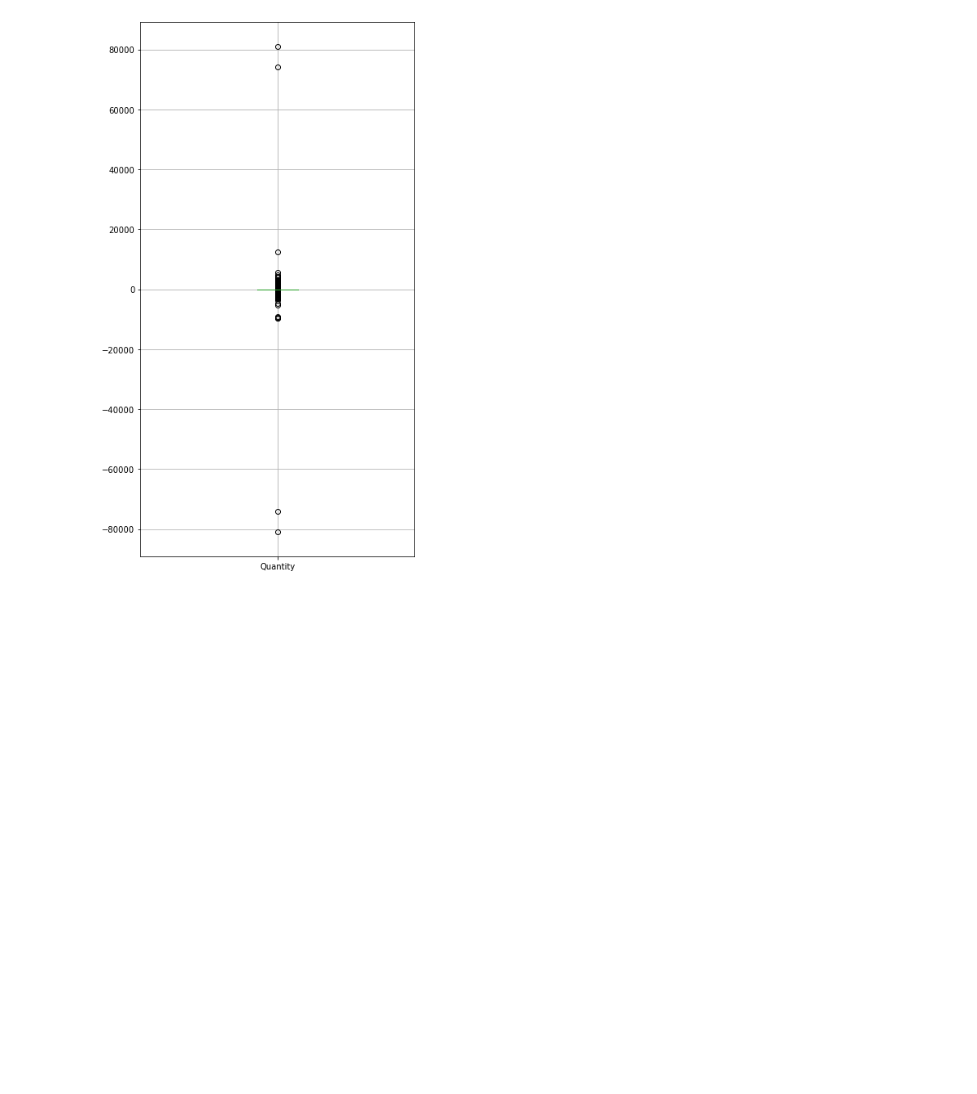
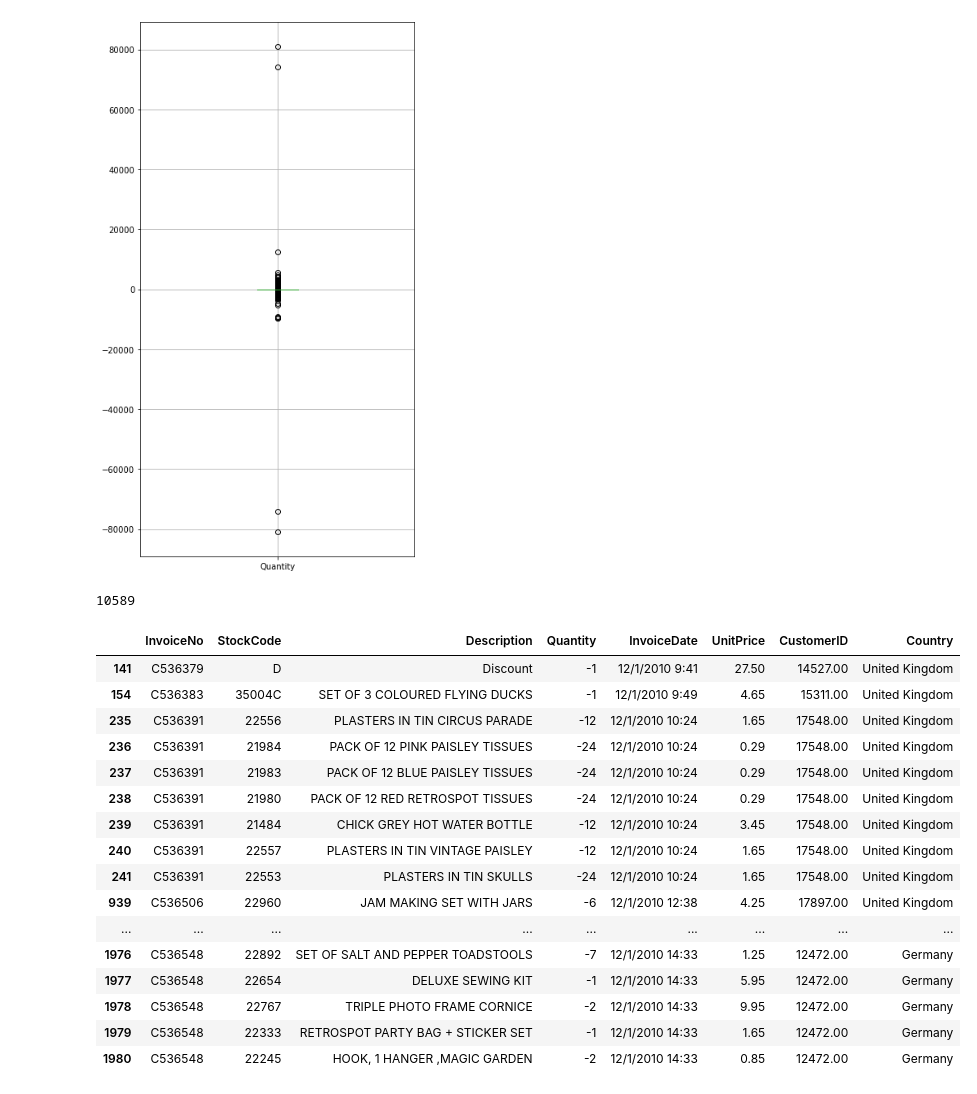
Before and after one commit to abdelrahmanbadoaayad/E-Commerce_EDA, a Jupyter notebook: e-commerce eda.ipynb, the cells around one changed output. Saved outputs shown, nothing was run; the diff lists cells and outputs as text; code cells hidden in the pictures; blank space fills up the shorter version.

```diff
--- a/e-commerce eda.ipynb
+++ b/e-commerce eda.ipynb
@@ -143,6 +151,10 @@ df.boxplot("Quantity")
 plt.show()
 # %% [output]
 [figure]
+# %%
+len(quantity_outliers)
+# %% [output]
+10589
 # %%
-outliers=df[(df["Quantity"]>20000) | (df["Quantity"]<0)] # save it to csv file and a new data frame to analyze it separately
+quantity_outliers=df[(df["Quantity"]>20000) | (df["Quantity"]<0)] # save it to csv file and a new data frame to analyze it separately
 # %%
@@ -149,0 +162,20 @@ outliers.to_csv("C:/Users/20114/OneDrive/Documents/GitHub/Untitled Folder/quanti
+# %%
+quantity_outliers.head(20)
+# %% [output]
+|  | InvoiceNo | StockCode | Description | Quantity | InvoiceDate | UnitPrice | CustomerID | Country |
+| 141 | C536379 | D | Discount | -1 | 12/1/2010 9:41 | 27.50 | 14527.00 | United Kingdom |
+| 154 | C536383 | 35004C | SET OF 3 COLOURED FLYING DUCKS | -1 | 12/1/2010 9:49 | 4.65 | 15311.00 | United Kingdom |
+| 235 | C536391 | 22556 | PLASTERS IN TIN CIRCUS PARADE | -12 | 12/1/2010 10:24 | 1.65 | 17548.00 | United Kingdom |
+| 236 | C536391 | 21984 | PACK OF 12 PINK PAISLEY TISSUES | -24 | 12/1/2010 10:24 | 0.29 | 17548.00 | United Kingdom |
+| 237 | C536391 | 21983 | PACK OF 12 BLUE PAISLEY TISSUES | -24 | 12/1/2010 10:24 | 0.29 | 17548.00 | United Kingdom |
+| 238 | C536391 | 21980 | PACK OF 12 RED RETROSPOT TISSUES | -24 | 12/1/2010 10:24 | 0.29 | 17548.00 | United Kingdom |
+| 239 | C536391 | 21484 | CHICK GREY HOT WATER BOTTLE | -12 | 12/1/2010 10:24 | 3.45 | 17548.00 | United Kingdom |
+| 240 | C536391 | 22557 | PLASTERS IN TIN VINTAGE PAISLEY | -12 | 12/1/2010 10:24 | 1.65 | 17548.00 | United Kingdom |
+| 241 | C536391 | 22553 | PLASTERS IN TIN SKULLS | -24 | 12/1/2010 10:24 | 1.65 | 17548.00 | United Kingdom |
+| 939 | C536506 | 22960 | JAM MAKING SET WITH JARS | -6 | 12/1/2010 12:38 | 4.25 | 17897.00 | United Kingdom |
+| ... | ... | ... | ... | ... | ... | ... | ... | ... |
+| 1976 | C536548 | 22892 | SET OF SALT AND PEPPER TOADSTOOLS | -7 | 12/1/2010 14:33 | 1.25 | 12472.00 | Germany |
+| 1977 | C536548 | 22654 | DELUXE SEWING KIT | -1 | 12/1/2010 14:33 | 5.95 | 12472.00 | Germany |
+| 1978 | C536548 | 22767 | TRIPLE PHOTO FRAME CORNICE | -2 | 12/1/2010 14:33 | 9.95 | 12472.00 | Germany |
+| 1979 | C536548 | 22333 | RETROSPOT PARTY BAG + STICKER SET | -1 | 12/1/2010 14:33 | 1.65 | 12472.00 | Germany |
+| 1980 | C536548 | 22245 | HOOK, 1 HANGER ,MAGIC GARDEN | -2 | 12/1/2010 14:33 | 0.85 | 12472.00 | Germany |
```
Also changed, not shown: parts of 23 cells of this notebook.
